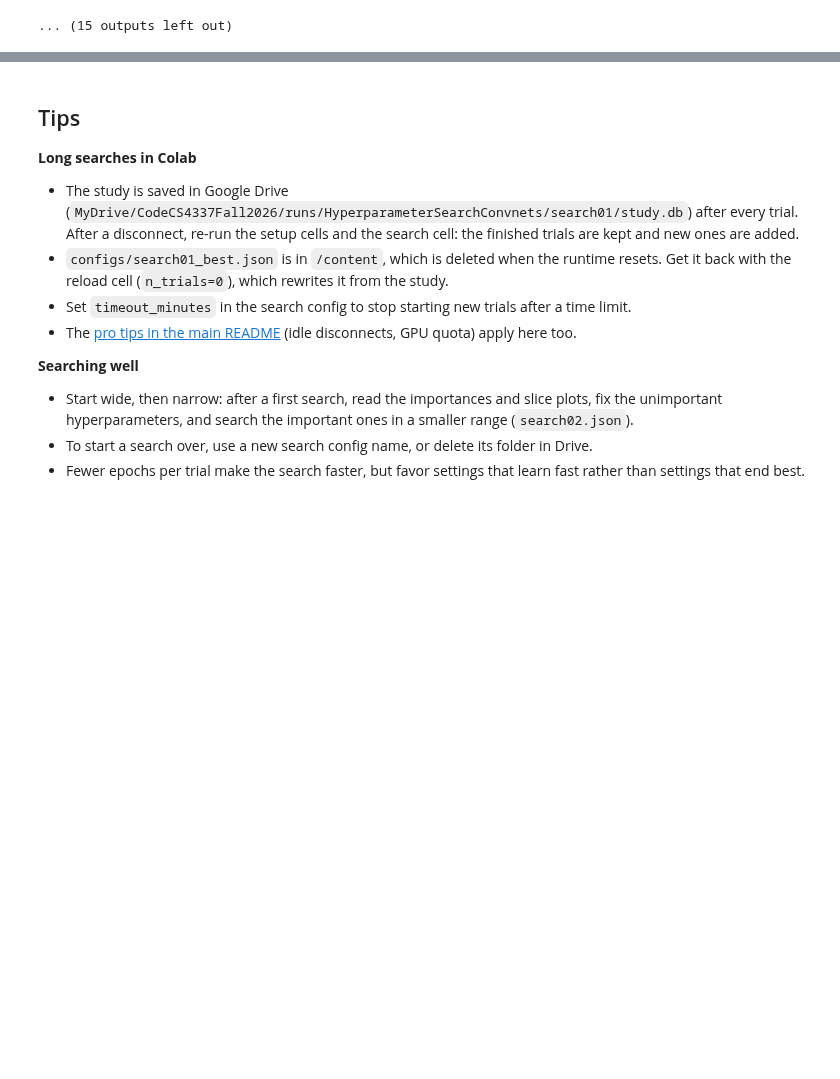
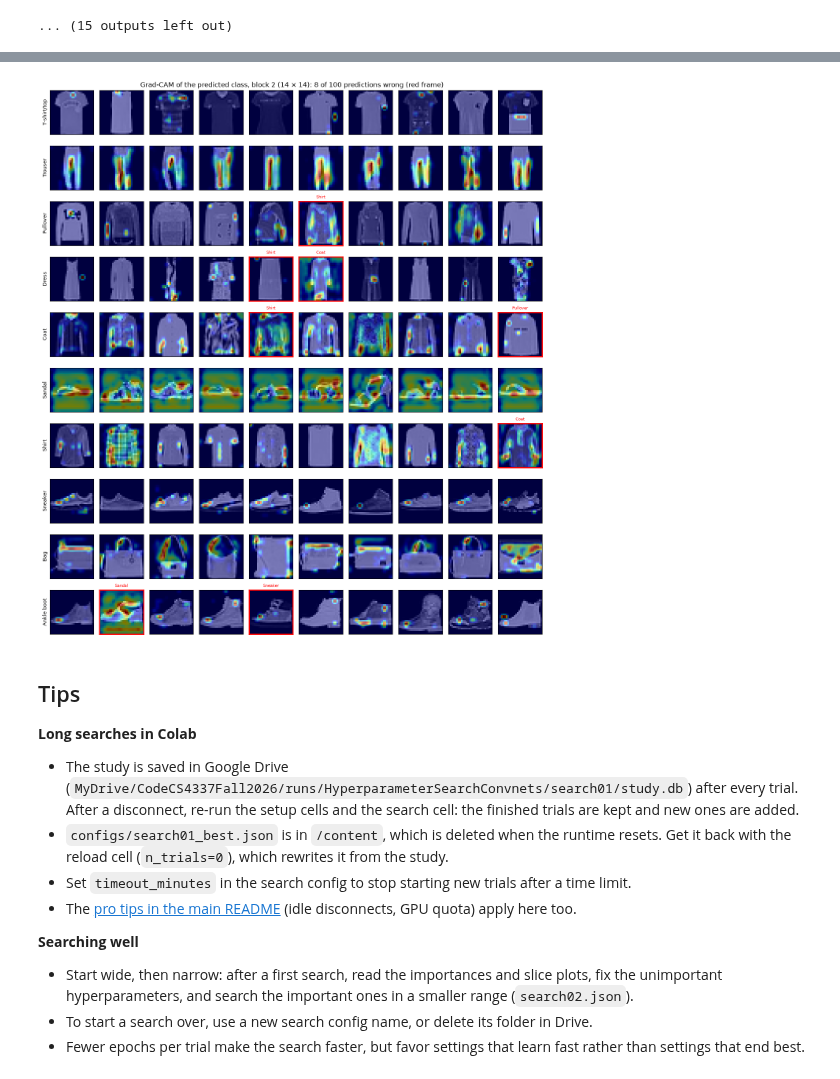
Before and after one commit to TXSTCODEPLAYGROUND/CodeCS4337Fall2026, a Jupyter notebook: HyperparameterSearchConvnets/hyperparameter_search_convnets_notebook.ipynb, the cells around one changed output, grey strips where cells are left out. Cells and saved outputs as stored; diff of their text form; code cells hidden in the pictures; blank space fills up the shorter version.

```diff
--- a/HyperparameterSearchConvnets/hyperparameter_search_convnets_notebook.ipynb
+++ b/HyperparameterSearchConvnets/hyperparameter_search_convnets_notebook.ipynb
@@ -592,3 +714,48 @@ Total FLOPs: 0
+# %%
+from captum.attr import LayerAttribution, LayerGradCam
+
+N_PER_CLASS = 10
+CAM_BLOCK = 2  # 1 = first block; len(net.blocks) = last block
+
+classes = test_set.classes
+indices = torch.cat(
+    [(test_set.targets == c).nonzero()[:N_PER_CLASS, 0] for c in range(len(classes))]
+)
+images = torch.stack([test_set[i][0] for i in indices])
+labels = test_set.targets[indices]
+with torch.no_grad():
+    preds = net(images).argmax(dim=1)
+
+layer = net.blocks[CAM_BLOCK - 1].activation
+# The predicted class of each image is the one explained.
+cam = LayerGradCam(net, layer).attribute(images, target=preds, relu_attributions=True)
+height, width = cam.shape[-2:]
+cam = LayerAttribution.interpolate(cam, images.shape[-2:], interpolate_mode="bilinear")
+
+fig, axes = plt.subplots(
+    len(classes), N_PER_CLASS, figsize=(1.3 * N_PER_CLASS, 1.45 * len(classes))
+)
+for ax, image, heatmap, pred, label in zip(axes.flat, images, cam.detach(), preds, labels):
+    ax.imshow(to_pixels(image), cmap="gray")
+    ax.imshow(heatmap[0], cmap="jet", alpha=0.5)
+    ax.set_xticks([])
+    ax.set_yticks([])
+    if pred != label:
+        ax.set_title(classes[pred], fontsize=7, color="red")
+        for spine in ax.spines.values():
+            spine.set_color("red")
+            spine.set_linewidth(2)
+for ax, name in zip(axes[:, 0], classes):
+    ax.set_ylabel(name, fontsize=9)
+wrong = (preds != labels).sum().item()
+fig.suptitle(
+    f"Grad-CAM of the predicted class, block {CAM_BLOCK} ({height} × {width}): "
+    f"{wrong} of {len(images)} predictions wrong (red frame)"
+)
+fig.tight_layout()
+plt.show()
+# %% [output]
+[figure, added]
 # %% [markdown]
 ## Tips
 
```
Also changed, not shown: parts of 6 cells of this notebook, 1 other file.
